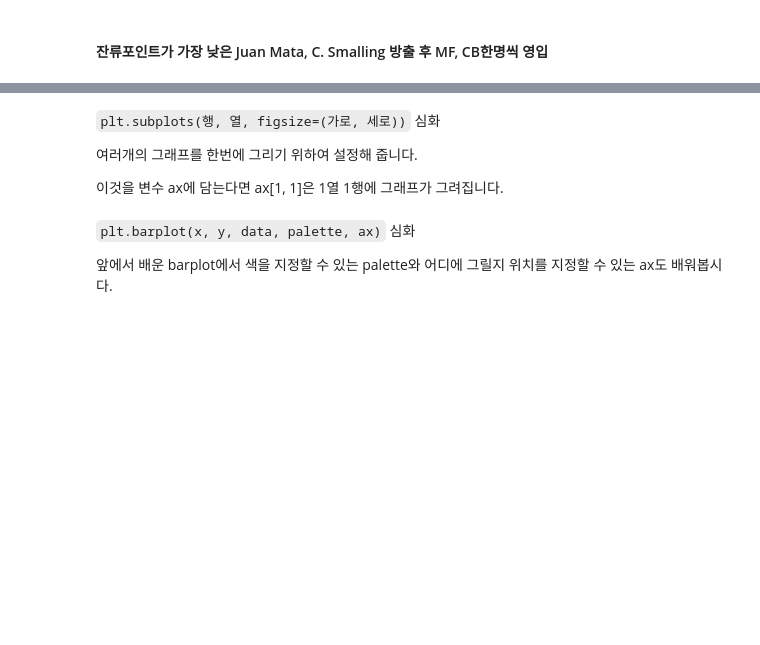
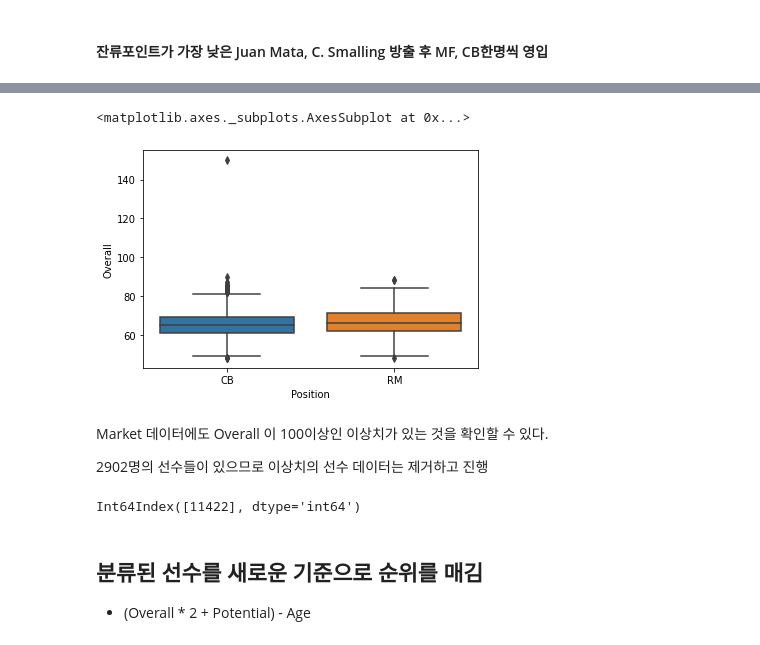
Before and after one commit to choijy1705/Dataanalyze, a Jupyter notebook: Manchester United Project.ipynb, the cells around one changed output, grey strips where cells are left out. Cells and saved outputs as stored; diff of their text form; code cells hidden in the pictures; blank space fills up the shorter version.

```diff
--- a/Manchester United Project.ipynb
+++ b/Manchester United Project.ipynb
@@ -381,4 +496,7 @@ MU선수와 MC선수를 비교해보면 이적료 대비 능력치가 떨어지
 - 잠재력 보다 현재 바로 주전으로 사용할 수 있는 선수
 - 포지션은 마타와 스몰링의 상세포지션인 RM, CB를 따른다.
 # %%
-# RM, CB 포지션을 제외한 선수들을 제거합니다.
+# RM, CB 포지션을 제외한 선수들을 제거
+market = data[(data['Position']=='RM') | (data['Position']=='CB')]
+
+market
@@ -385,10 +517,13 @@ MU선수와 MC선수를 비교해보면 이적료 대비 능력치가 떨어지
-# %% [markdown]
-`plt.subplots(행, 열, figsize=(가로, 세로))` 심화
-
-여러개의 그래프를 한번에 그리기 위하여 설정해 줍니다.
-
-이것을 변수 ax에 담는다면 ax[1, 1]은 1열 1행에 그래프가 그려집니다.
-# %% [markdown]
-`plt.barplot(x, y, data, palette, ax)` 심화
-
-앞에서 배운 barplot에서 색을 지정할 수 있는 palette와 어디에 그릴지 위치를 지정할 수 있는 ax도 배워봅시다.
+# %%
+sns.boxplot(data = market, x='Position', y='Overall')
+# %% [output]
+<matplotlib.axes._subplots.AxesSubplot at 0x...>
+[figure, added]
+# %% [markdown]
+Market 데이터에도 Overall 이 100이상인 이상치가 있는 것을 확인할 수 있다.
+
+2902명의 선수들이 있으므로 이상치의 선수 데이터는 제거하고 진행
+# %%
+market[market['Overall']>100].index
+# %% [output]
+Int64Index([11422], dtype='int64')
@@ -394,0 +532,4 @@ MU선수와 MC선수를 비교해보면 이적료 대비 능력치가 떨어지
+# %% [markdown]
+## 분류된 선수를 새로운 기준으로 순위를 매김
+
+*   (Overall * 2 + Potential) -  Age
```
Also changed, not shown: parts of 30 cells of this notebook.
